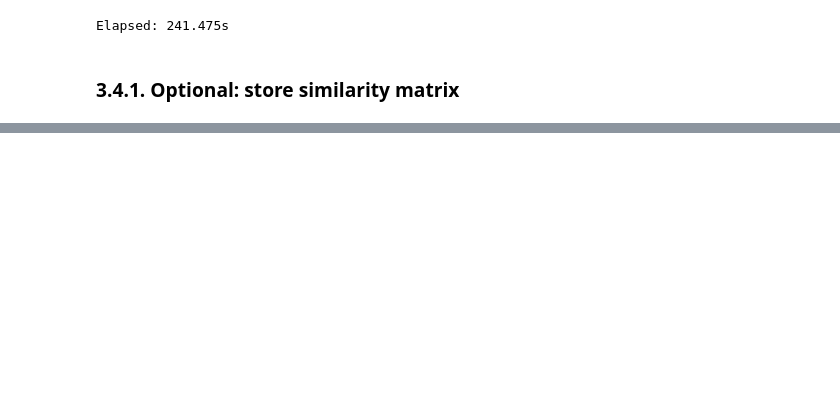
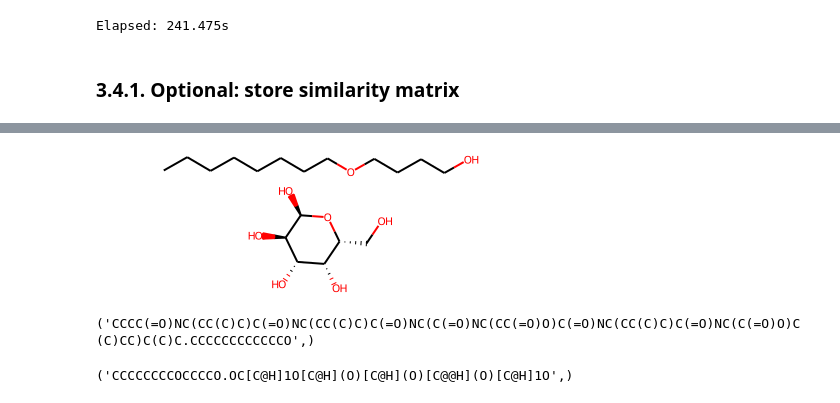
Before and after one commit to mattialpg/geass, a Jupyter notebook: 05 - Geass with Metabolic Disassembler READY.ipynb, the cells around one changed output, grey strips where cells are left out. Drawn from its saved outputs; the diff is of its cells as text; code cells hidden in the pictures; blank space fills up the shorter version.

```diff
--- a/05 - Geass with Metabolic Disassembler READY.ipynb
+++ b/05 - Geass with Metabolic Disassembler READY.ipynb
@@ -325,0 +789,5 @@ Elapsed: 241.475s
+# %%
+fragmented2 = products[2][0]
+fragmented2
+# %% [output]
+[figure, added]
@@ -325,0 +801,8 @@ Elapsed: 241.475s
+# %%
+geass.to_smiles((fragmented1,))
+# %% [output]
+('CCCC(=O)NC(CC(C)C)C(=O)NC(CC(C)C)C(=O)NC(C(=O)NC(CC(=O)O)C(=O)NC(CC(C)C)C(=O)NC(C(=O)O)C(C)CC)C(C)C.CCCCCCCCCCCCO',)
+# %%
+geass.to_smiles((fragmented2,))
+# %% [output]
+('CCCCCCCCOCCCCO.OC[C@H]1O[C@H](O)[C@H](O)[C@@H](O)[C@H]1O',)
```
Also changed, not shown: parts of 89 cells of this notebook, 19 other files.
